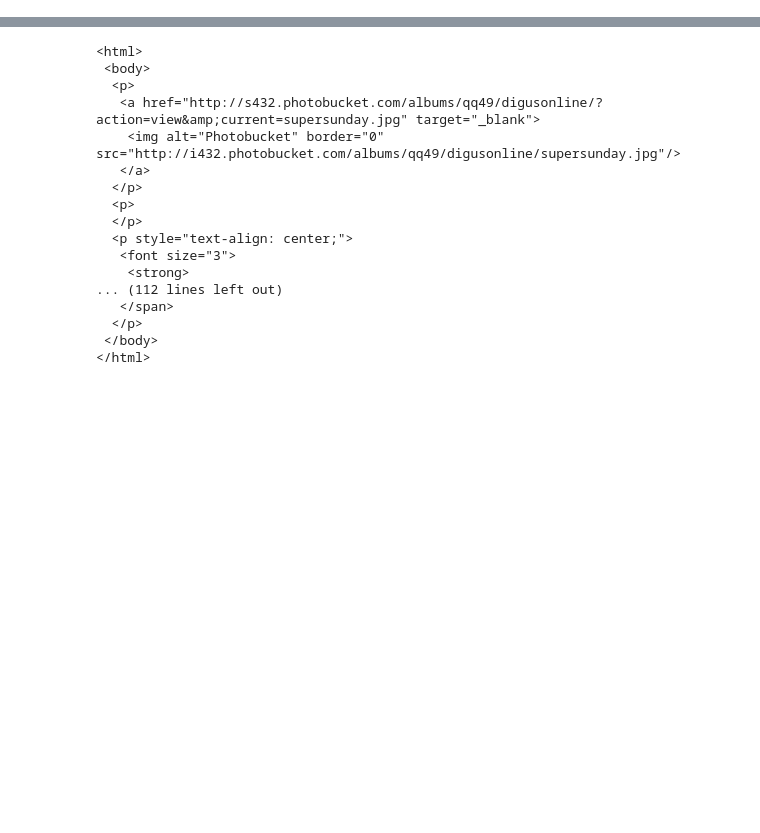
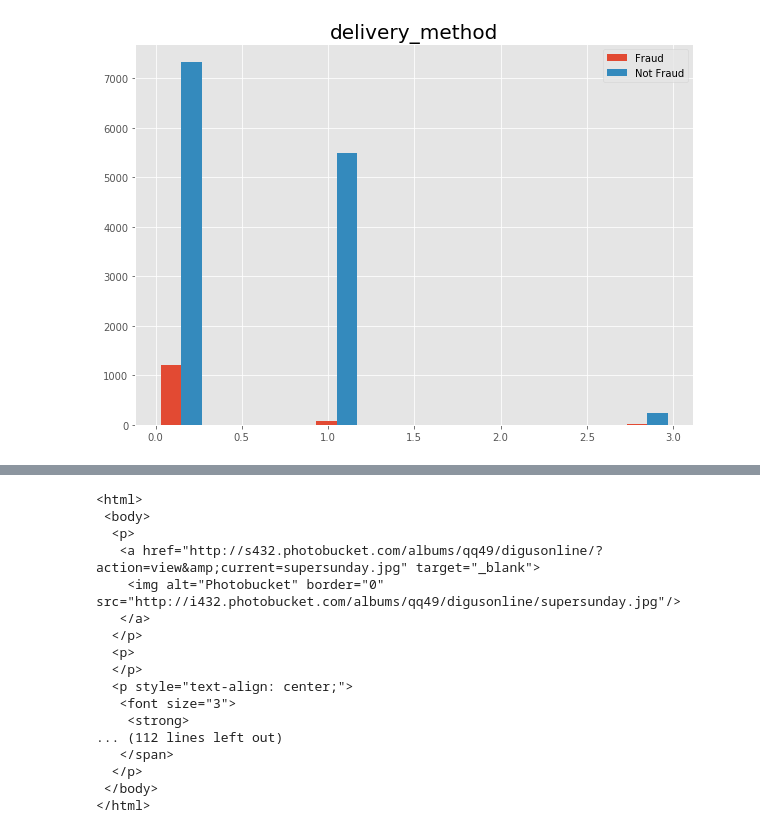
Before and after one commit to josephshanks/fraud-detector, a Jupyter notebook: data/eda_eddie.ipynb, the cells around one changed output, grey strips where cells are left out. Drawn from its saved outputs; the diff is of its cells as text; code cells hidden in the pictures; blank space fills up the shorter version.

```diff
--- a/data/eda_eddie.ipynb
+++ b/data/eda_eddie.ipynb
@@ -4,6 +4,10 @@ import numpy as np
 import json
 from bs4 import BeautifulSoup
 pd.set_option('display.max_columns', 500)
+import seaborn as sns
+import matplotlib.pyplot as plt
+%matplotlib inline
+plt.style.use('ggplot')
 # %%
 data = pd.read_json('data.json')
 # %%
@@ -21,0 +42,8 @@ data['description'][0]
+# %%
+types = data['fraud'].unique()
+fig, ax = plt.subplots(figsize=(10,7))
+ax.hist([data.loc[data['fraud'] == x, 'delivery_method'] for x in types], label=['Fraud','Not Fraud']);
+ax.legend();
+ax.set_title('delivery_method', fontsize=20);
+# %% [output]
+[figure, added]
```
Also changed, not shown: parts of 19 cells of this notebook.
